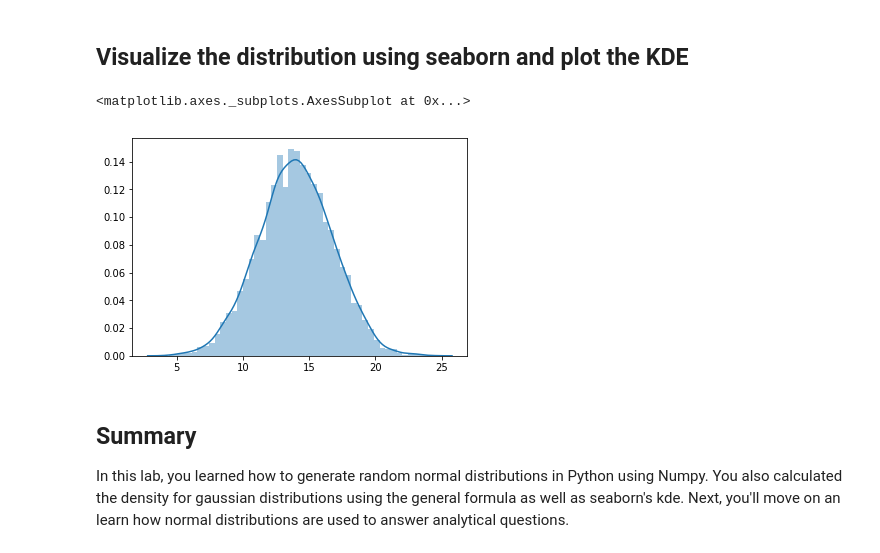
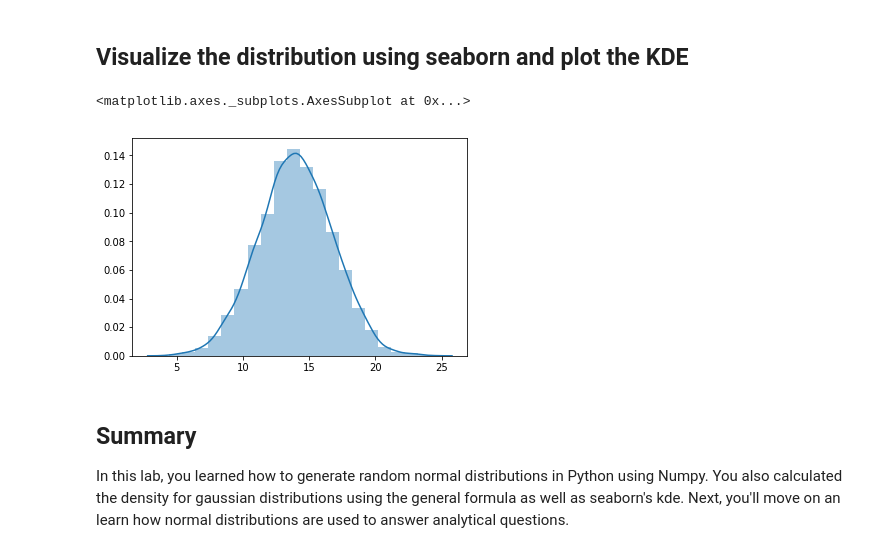
Before and after one commit to YeonjooSmith/dsc-normal-distribution-lab-online-ds-ft-071519, a Jupyter notebook: index.ipynb, the cells around one changed output. Saved outputs shown, nothing was run; the diff lists cells and outputs as text; code cells hidden in the pictures.

```diff
--- a/index.ipynb
+++ b/index.ipynb
@@ -75,10 +75,10 @@ plt.show()
 # %%
 # Use seaborn to plot the histogram with KDE
 import seaborn as sns
-sns.distplot(normalsample)
+sns.distplot(normalsample, bins = 20, kde = True)
 # %% [output]
 <matplotlib.axes._subplots.AxesSubplot at 0x...>
-[figure, old version]
+[figure, new version]
 # %% [markdown]
 ## Summary
 
```
